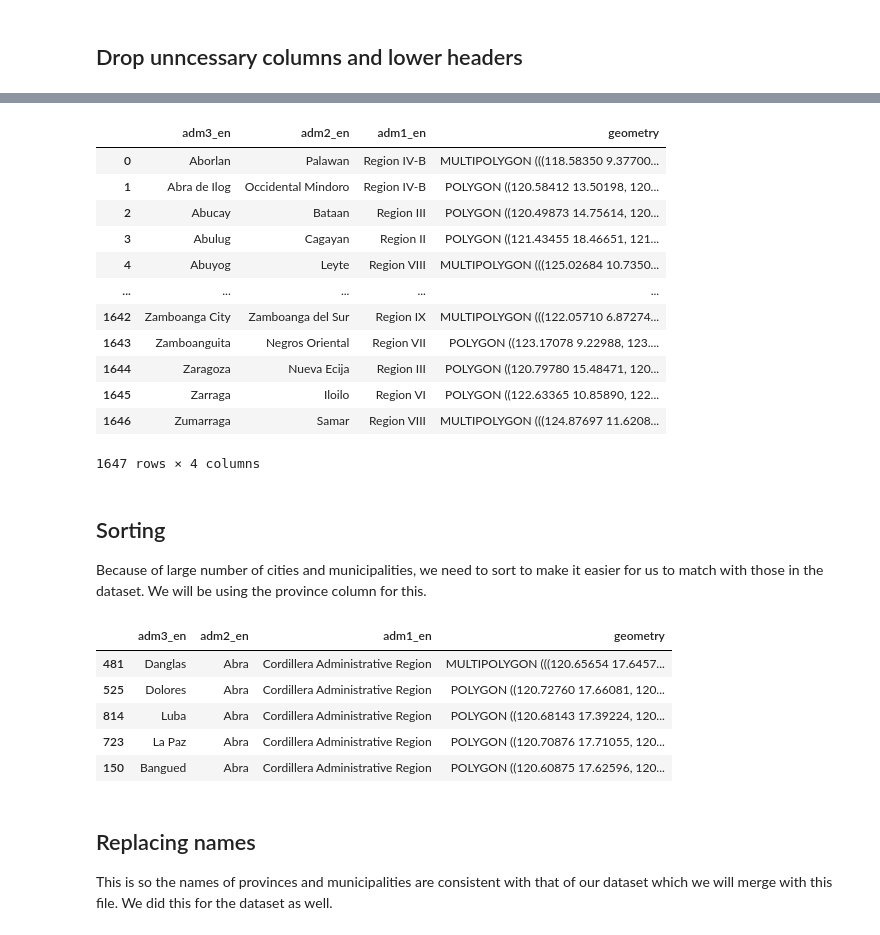
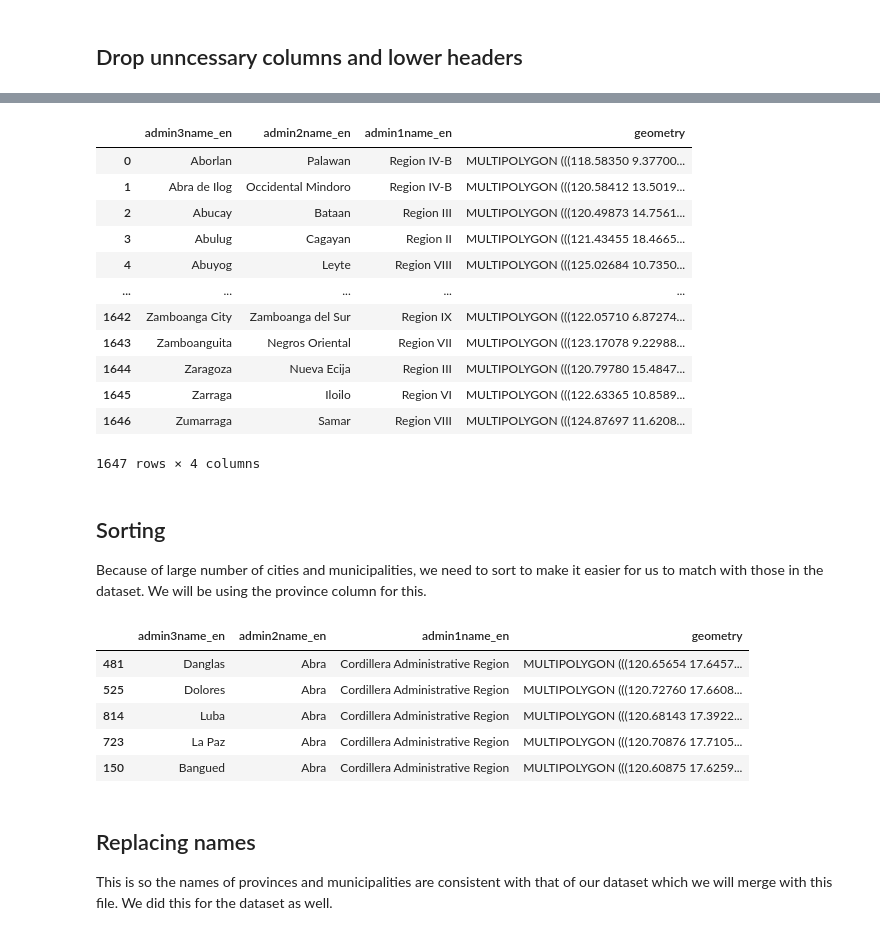
Before and after one commit to pmagtulis/covid-ph-map, a Jupyter notebook: notebooks/municipal_covid_cases.ipynb, the cells around one changed output, grey strips where cells are left out. Saved outputs shown, nothing was run; the diff lists cells and outputs as text; code cells hidden in the pictures.

```diff
--- a/notebooks/municipal_covid_cases.ipynb
+++ b/notebooks/municipal_covid_cases.ipynb
@@ -118,6 +118,6 @@ df
 
 ## Read through file
 # %%
-municipal = gpd.read_file('maps/phl_adminboundaries_candidate_adm3.zip')
+municipal = gpd.read_file('phl_adminboundaries_candidate_adm3.gdb.zip')
 municipal.head()
 # %% [output]
@@ -130,6 +130,6 @@ municipal.head()
 # %% [markdown]
 ## Drop unncessary columns and lower headers
 # %%
-municipal = municipal.drop(['ADM3_PCODE', 'ADM3_REF','ADM3ALT1EN', 'ADM3ALT2EN', 'ADM2_PCODE', 'ADM1_PCODE', 'Shape_Leng', 'Shape_Area', 'ADM0_EN', 'date', 'validOn', 'validTo'], axis=1)
+municipal = municipal.drop(['admin3Pcode', 'admin3RefName','admin3AltName1_en', 'admin3AltName2_en', 'admin2Pcode', 'admin1Pcode', 'Shape_Length', 'Shape_Area', 'admin0Name_en', 'admin0Pcode', 'date', 'validOn', 'validTo'], axis=1)
 municipal.head()
 # %% [output]
@@ -142,20 +142,18 @@ municipal.head()
-# %%
-municipal = municipal.drop('ADM0_PCODE', axis=1)
 # %%
 municipal.columns = municipal.columns.str.lower()
 municipal
 # %% [output]
-|  | adm3_en | adm2_en | adm1_en | geometry |
+|  | admin3name_en | admin2name_en | admin1name_en | geometry |
 | 0 | Aborlan | Palawan | Region IV-B | MULTIPOLYGON (((118.58350 9.37700... |
-| 1 | Abra de Ilog | Occidental Mindoro | Region IV-B | POLYGON ((120.58412 13.50198, 120... |
-| 2 | Abucay | Bataan | Region III | POLYGON ((120.49873 14.75614, 120... |
-| 3 | Abulug | Cagayan | Region II | POLYGON ((121.43455 18.46651, 121... |
+| 1 | Abra de Ilog | Occidental Mindoro | Region IV-B | MULTIPOLYGON (((120.58412 13.5019... |
+| 2 | Abucay | Bataan | Region III | MULTIPOLYGON (((120.49873 14.7561... |
+| 3 | Abulug | Cagayan | Region II | MULTIPOLYGON (((121.43455 18.4665... |
 | 4 | Abuyog | Leyte | Region VIII | MULTIPOLYGON (((125.02684 10.7350... |
 | ... | ... | ... | ... | ... |
 | 1642 | Zamboanga City | Zamboanga del Sur | Region IX | MULTIPOLYGON (((122.05710 6.87274... |
-| 1643 | Zamboanguita | Negros Oriental | Region VII | POLYGON ((123.17078 9.22988, 123.... |
-| 1644 | Zaragoza | Nueva Ecija | Region III | POLYGON ((120.79780 15.48471, 120... |
-| 1645 | Zarraga | Iloilo | Region VI | POLYGON ((122.63365 10.85890, 122... |
+| 1643 | Zamboanguita | Negros Oriental | Region VII | MULTIPOLYGON (((123.17078 9.22988... |
+| 1644 | Zaragoza | Nueva Ecija | Region III | MULTIPOLYGON (((120.79780 15.4847... |
+| 1645 | Zarraga | Iloilo | Region VI | MULTIPOLYGON (((122.63365 10.8589... |
 | 1646 | Zumarraga | Samar | Region VIII | MULTIPOLYGON (((124.87697 11.6208... |
 1647 rows × 4 columns
 # %% [markdown]
@@ -163,15 +161,15 @@ municipal
 
 Because of large number of cities and municipalities, we need to sort to make it easier for us to match with those in the dataset. We will be using the province column for this.
 # %%
-municipal = municipal.sort_values('adm2_en')
+municipal = municipal.sort_values('admin2name_en')
 municipal.head()
 # %% [output]
-|  | adm3_en | adm2_en | adm1_en | geometry |
+|  | admin3name_en | admin2name_en | admin1name_en | geometry |
 | 481 | Danglas | Abra | Cordillera Administrative Region | MULTIPOLYGON (((120.65654 17.6457... |
-| 525 | Dolores | Abra | Cordillera Administrative Region | POLYGON ((120.72760 17.66081, 120... |
-| 814 | Luba | Abra | Cordillera Administrative Region | POLYGON ((120.68143 17.39224, 120... |
-| 723 | La Paz | Abra | Cordillera Administrative Region | POLYGON ((120.70876 17.71055, 120... |
-| 150 | Bangued | Abra | Cordillera Administrative Region | POLYGON ((120.60875 17.62596, 120... |
+| 525 | Dolores | Abra | Cordillera Administrative Region | MULTIPOLYGON (((120.72760 17.6608... |
+| 814 | Luba | Abra | Cordillera Administrative Region | MULTIPOLYGON (((120.68143 17.3922... |
+| 723 | La Paz | Abra | Cordillera Administrative Region | MULTIPOLYGON (((120.70876 17.7105... |
+| 150 | Bangued | Abra | Cordillera Administrative Region | MULTIPOLYGON (((120.60875 17.6259... |
 # %% [markdown]
 ## Replacing names
 
```
Also changed, not shown: parts of 23 cells of this notebook, 9 other files.
